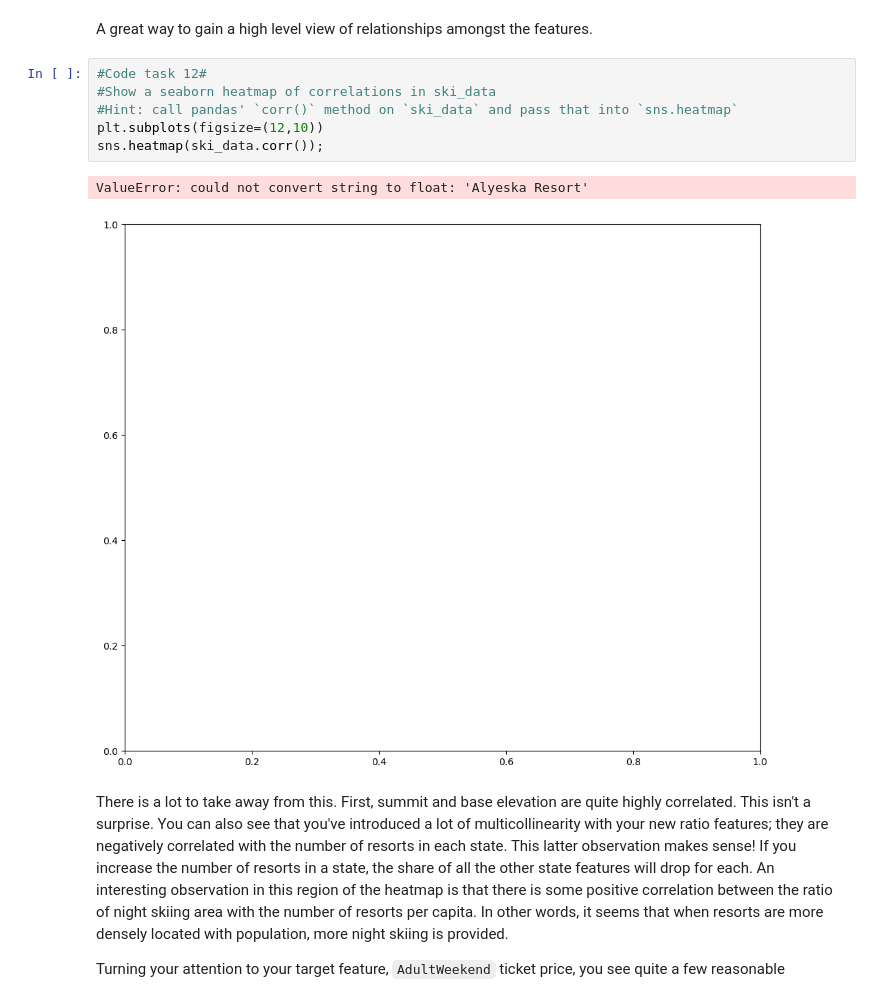
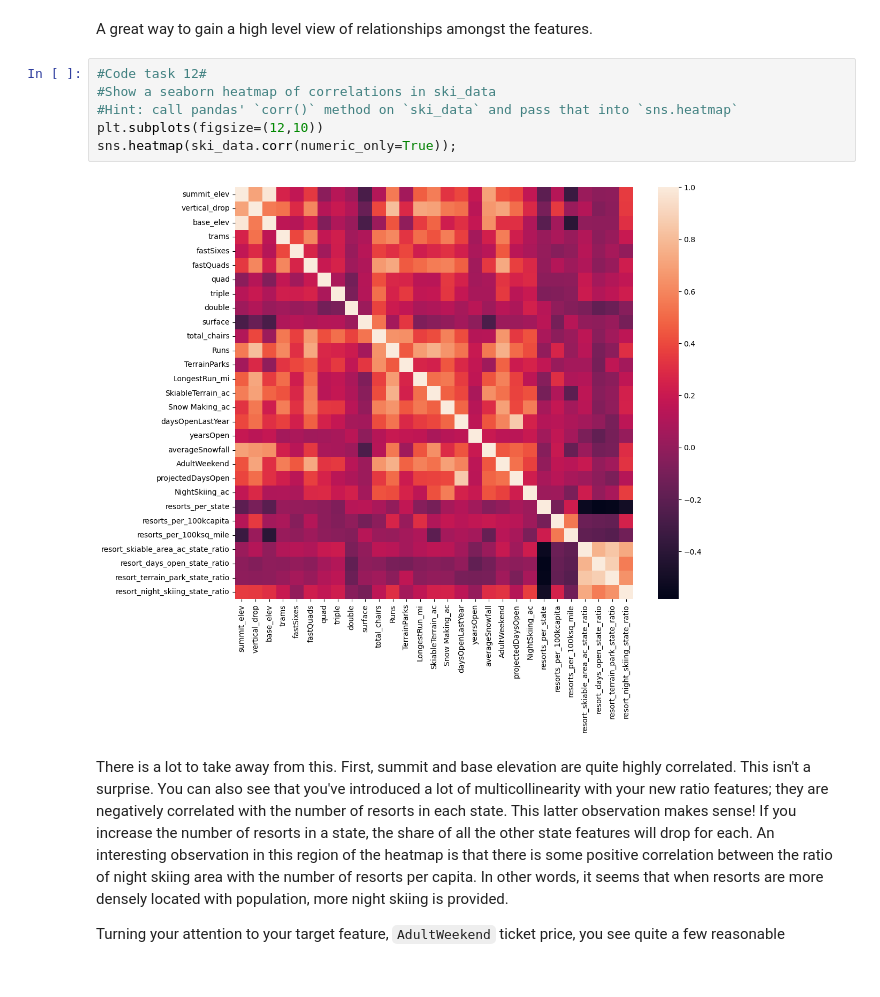
Before and after one commit to Humayra3000/DataScienceGuidedCapstone, a Jupyter notebook: Notebooks/03_exploratory_data_analysis.ipynb, the cells around one changed output. Cells and saved outputs as stored; diff of their text form.

Commit message:
heatmap

```diff
--- a/Notebooks/03_exploratory_data_analysis.ipynb
+++ b/Notebooks/03_exploratory_data_analysis.ipynb
@@ -771,12 +771,11 @@ A great way to gain a high level view of relationships amongst the features.
 # %%
 #Code task 12#
 #Show a seaborn heatmap of correlations in ski_data
 #Hint: call pandas' `corr()` method on `ski_data` and pass that into `sns.heatmap`
 plt.subplots(figsize=(12,10))
-sns.heatmap(ski_data.corr());
+sns.heatmap(ski_data.corr(numeric_only=True));
 # %% [output]
-ValueError: could not convert string to float: 'Alyeska Resort'
-[figure, old version]
+[figure, new version]
 # %% [markdown]
 There is a lot to take away from this. First, summit and base elevation are quite highly correlated. This isn't a surprise. You can also see that you've introduced a lot of multicollinearity with your new ratio features; they are negatively correlated with the number of resorts in each state. This latter observation makes sense! If you increase the number of resorts in a state, the share of all the other state features will drop for each. An interesting observation in this region of the heatmap is that there is some positive correlation between the ratio of night skiing area with the number of resorts per capita. In other words, it seems that when resorts are more densely located with population, more night skiing is provided.
 
```
Also changed, not shown: parts of 6 cells of this notebook.
